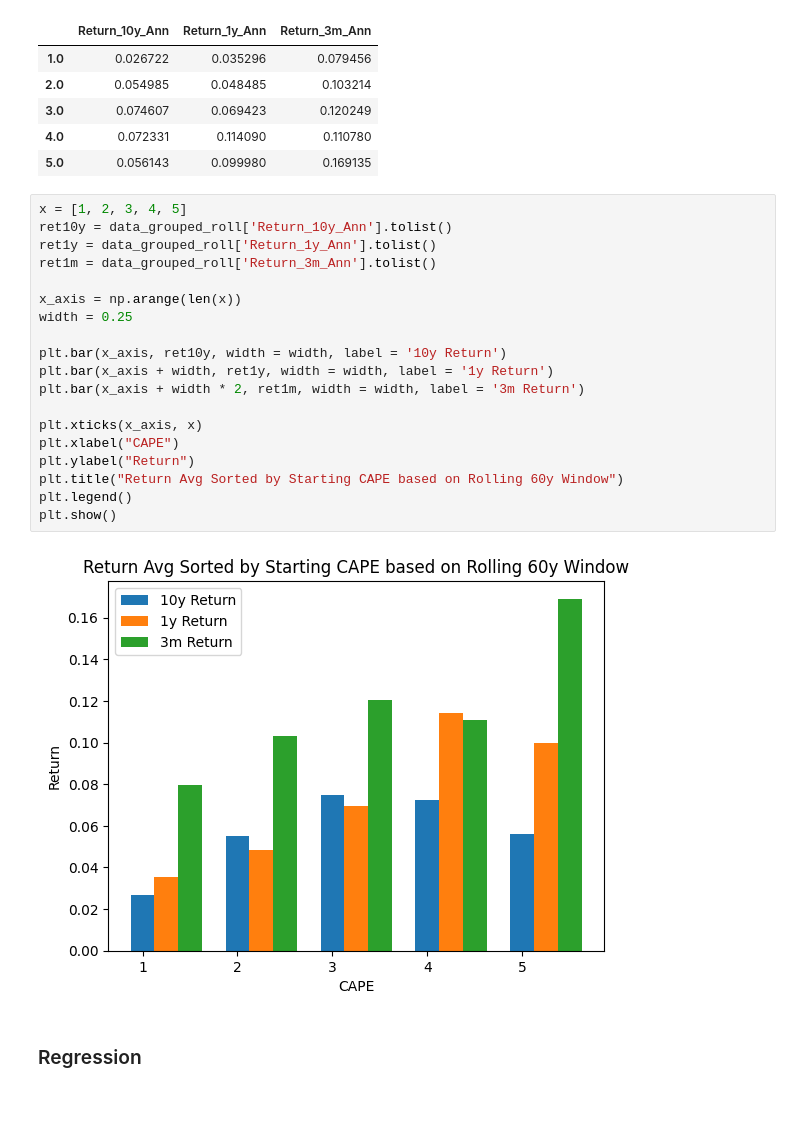
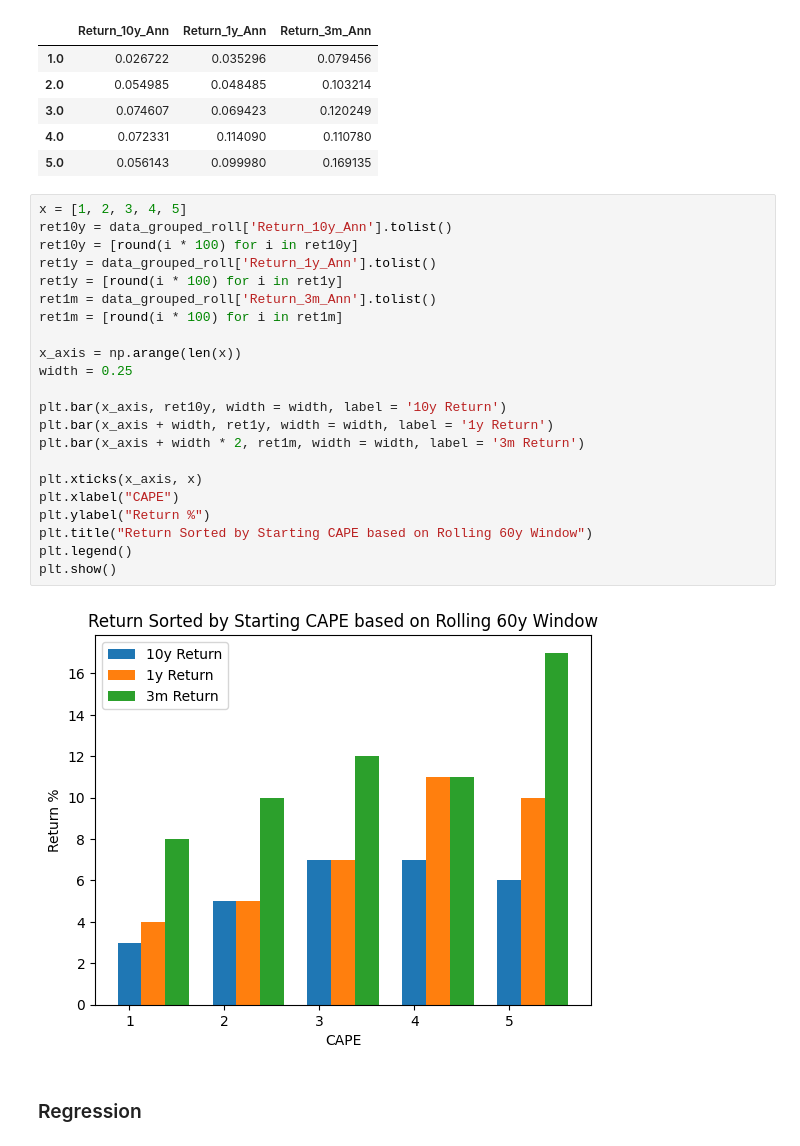
Before and after one commit to afoster28/efi-hw-mktTimingStrat, a Jupyter notebook: EFI_HW_Project_Foster.ipynb, the cells around one changed output. Saved outputs shown, nothing was run; the diff lists cells and outputs as text; blank space fills up the shorter version.

```diff
--- a/EFI_HW_Project_Foster.ipynb
+++ b/EFI_HW_Project_Foster.ipynb
@@ -183,24 +184,27 @@ data_grouped_roll
 # %%
 x = [1, 2, 3, 4, 5]
 ret10y = data_grouped_roll['Return_10y_Ann'].tolist()
+ret10y = [round(i * 100) for i in ret10y]
 ret1y = data_grouped_roll['Return_1y_Ann'].tolist()
+ret1y = [round(i * 100) for i in ret1y]
 ret1m = data_grouped_roll['Return_3m_Ann'].tolist()
+ret1m = [round(i * 100) for i in ret1m]
 
 x_axis = np.arange(len(x))
 width = 0.25
 
 plt.bar(x_axis, ret10y, width = width, label = '10y Return')
 plt.bar(x_axis + width, ret1y, width = width, label = '1y Return')
 plt.bar(x_axis + width * 2, ret1m, width = width, label = '3m Return')
 
 plt.xticks(x_axis, x)
 plt.xlabel("CAPE")
-plt.ylabel("Return")
-plt.title("Return Avg Sorted by Starting CAPE based on Rolling 60y Window")
+plt.ylabel("Return %")
+plt.title("Return Sorted by Starting CAPE based on Rolling 60y Window")
 plt.legend()
 plt.show()
 # %% [output]
-[figure, old version]
+[figure, new version]
 # %% [markdown]
 ### Regression
 # %%
```
Also changed, not shown: parts of 27 cells of this notebook, 36 other files.
